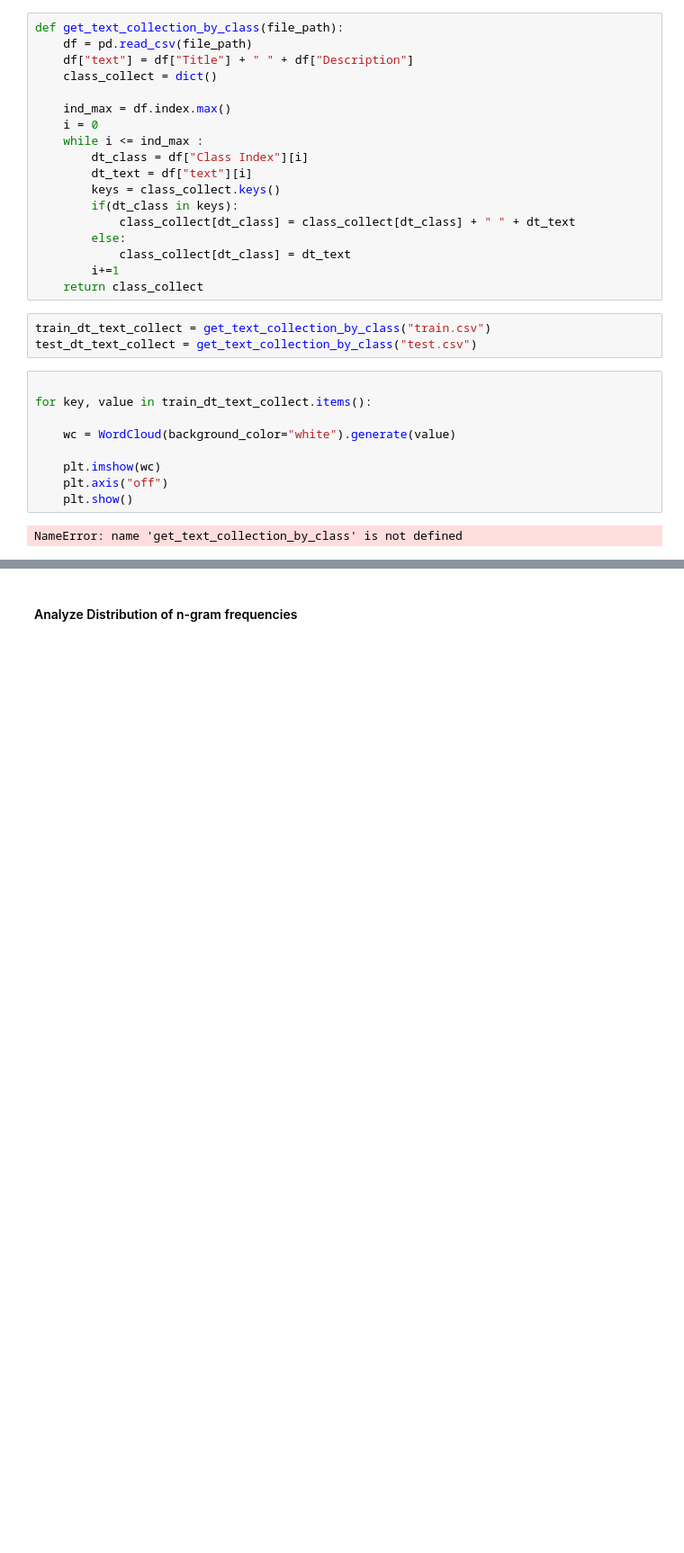
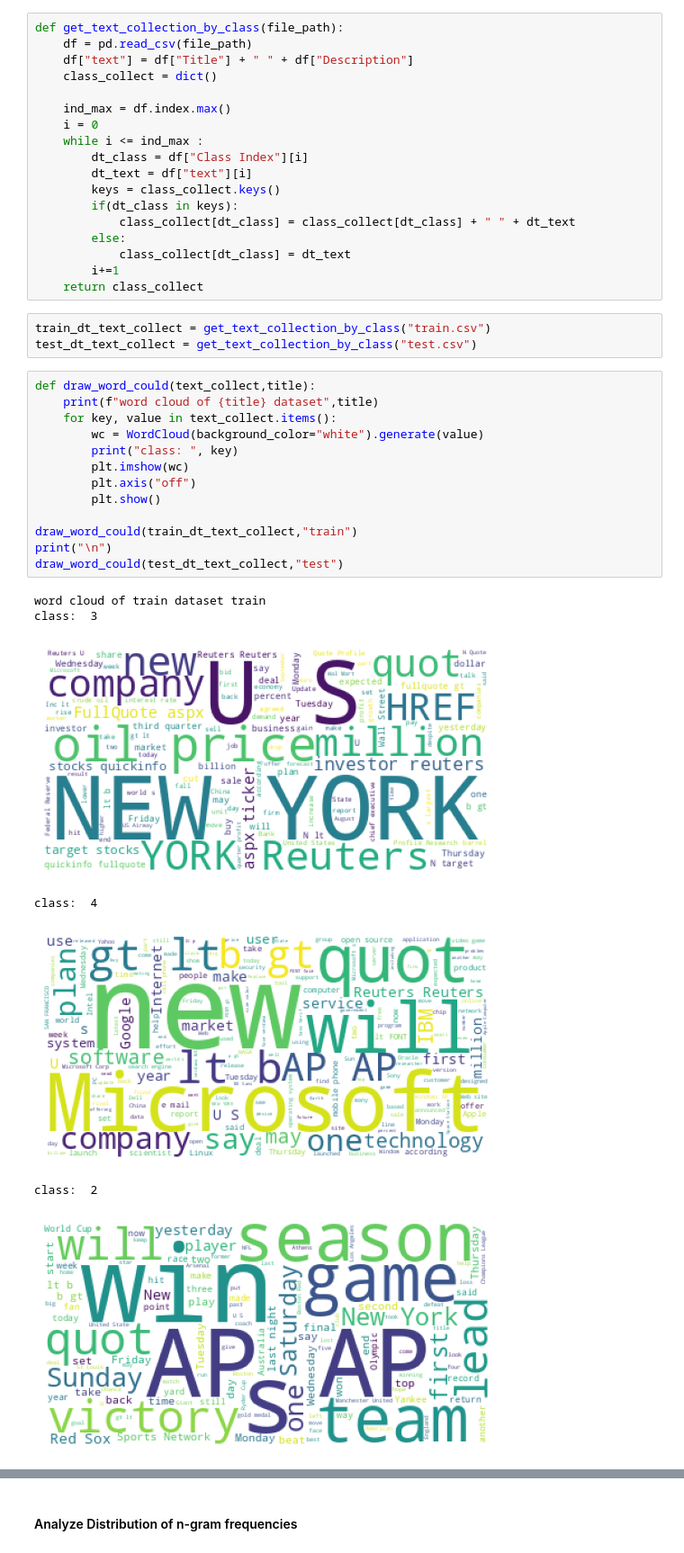
Before and after one commit to qingyun-tuberlin/Natural_Language_Processing, a Jupyter notebook: project1.ipynb, the cells around one changed output, grey strips where cells are left out. Shown at 90% size. Saved outputs shown, nothing was run; the diff lists cells and outputs as text; blank space fills up the shorter version.

```diff
--- a/project1.ipynb
+++ b/project1.ipynb
@@ -287,13 +288,23 @@ def get_text_collection_by_class(file_path):
 train_dt_text_collect = get_text_collection_by_class("train.csv")
 test_dt_text_collect = get_text_collection_by_class("test.csv")
 # %%
+def draw_word_could(text_collect,title):
+    print(f"word cloud of {title} dataset",title)
+    for key, value in text_collect.items():
+        wc = WordCloud(background_color="white").generate(value)
+        print("class: ", key)
+        plt.imshow(wc)
+        plt.axis("off")
+        plt.show()
 
-for key, value in train_dt_text_collect.items():
-
-    wc = WordCloud(background_color="white").generate(value)
-
-    plt.imshow(wc)
-    plt.axis("off")
-    plt.show()
+draw_word_could(train_dt_text_collect,"train")
+print("\n")
+draw_word_could(test_dt_text_collect,"test")
 # %% [output]
-NameError: name 'get_text_collection_by_class' is not defined
+word cloud of train dataset train
+class:  3
+[figure, added]
+class:  4
+[figure, added]
+class:  2
+[figure, added]
```
Also changed, not shown: parts of 6 cells of this notebook, 1 other file.
